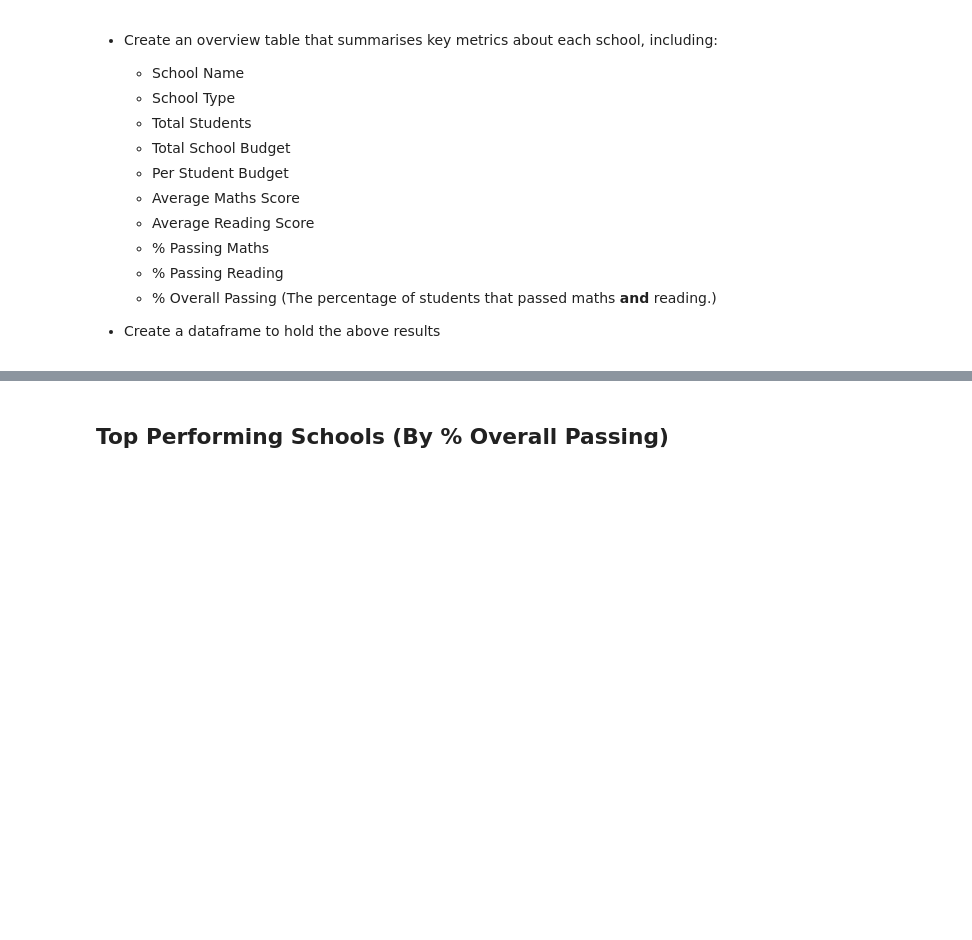
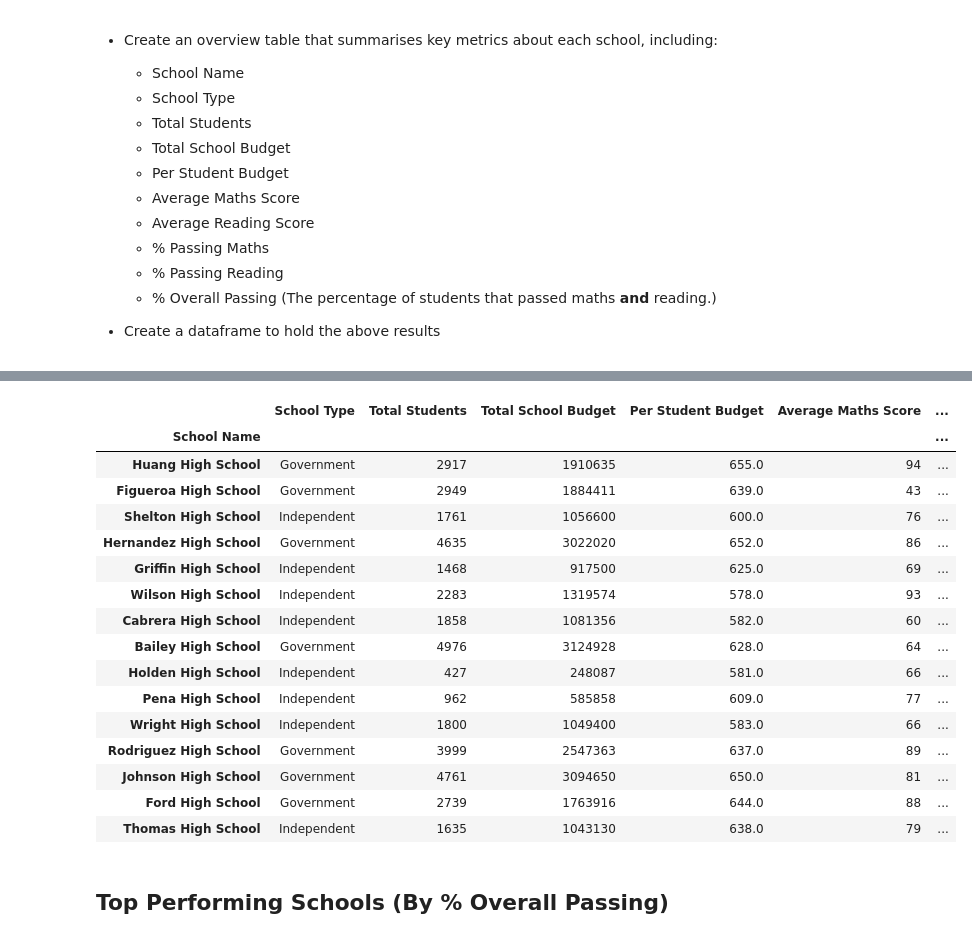
Before and after one commit to ljulbrich/pandas-challenge, a Jupyter notebook: PyCitySchools/PyCitySchools_starter.ipynb, the cells around one changed output, grey strips where cells are left out. Saved outputs shown, nothing was run; the diff lists cells and outputs as text; code cells hidden in the pictures; blank space fills up the shorter version.

```diff
--- a/PyCitySchools/PyCitySchools_starter.ipynb
+++ b/PyCitySchools/PyCitySchools_starter.ipynb
@@ -90,3 +82,58 @@ LGA_summary
+# %%
+
+school_summary_df = pd.DataFrame({"School Name" : [], "School Type" : [], "Total Students" : [], "Total School Budget" : [],
+                                  "Per Student Budget" : [], "Average Maths Score" : [],
+                                  "Average Reading Score" : [], "% Passing Maths" : [], "% Passing Reading" : [],
+                                  "% Overall Passing" : []})
+
+school_summary_df["School Name"] = school_data["school_name"]
+school_summary_df["School Type"] = school_data["type"]
+school_summary_df["Total Students"] = school_data["size"]
+school_summary_df["Total School Budget"] = school_data["budget"]
+school_summary_df["Per Student Budget"] = school_summary_df["Total School Budget"]/school_summary_df["Total Students"]
+school_summary_df["Average Maths Score"] = school_data_complete["maths_score"]
+school_summary_df["Average Reading Score"] = school_data_complete["reading_score"]
+
+# TODO fix percentages by using data from school_data_complete
+
+school_summary_df["% Passing Maths"] = (len(school_summary_df[school_summary_df["Average Maths Score"] > 50]) /
+                                        len(school_summary_df["Average Maths Score"])*100)
+
+school_summary_df["% Passing Maths"] = school_summary_df["% Passing Maths"].map("{:,.2f} %".format)
+
+school_summary_df["% Passing Reading"] = (len(school_summary_df[school_summary_df["Average Reading Score"] > 50]) /
+                                          len(school_summary_df["Average Reading Score"])*100)
+
+school_summary_df["% Passing Reading"] = school_summary_df["% Passing Reading"].map("{:,.2f} %".format)
+
+
+school_summary_df["% Overall Passing"] = ((len(school_summary_df[school_summary_df["Average Maths Score"] > 50]) +
+                                           len(school_summary_df[school_summary_df["Average Reading Score"] > 50])/
+                                           (len(school_summary_df["Average Maths Score"]) +
+                                            len(school_summary_df["Average Reading Score"])) * 100))
+
+school_summary_df["% Overall Passing"] = school_summary_df["% Overall Passing"].map("{:,.2f} %".format)
+
+school_summary_df = school_summary_df.set_index("School Name")
+school_summary_df
+# %% [output]
+|  | School Type | Total Students | Total School Budget | Per Student Budget | Average Maths Score | ... |
+| School Name |  |  |  |  |  | ... |
+| Huang High School | Government | 2917 | 1910635 | 655.0 | 94 | ... |
+| Figueroa High School | Government | 2949 | 1884411 | 639.0 | 43 | ... |
+| Shelton High School | Independent | 1761 | 1056600 | 600.0 | 76 | ... |
+| Hernandez High School | Government | 4635 | 3022020 | 652.0 | 86 | ... |
+| Griffin High School | Independent | 1468 | 917500 | 625.0 | 69 | ... |
+| Wilson High School | Independent | 2283 | 1319574 | 578.0 | 93 | ... |
+| Cabrera High School | Independent | 1858 | 1081356 | 582.0 | 60 | ... |
+| Bailey High School | Government | 4976 | 3124928 | 628.0 | 64 | ... |
+| Holden High School | Independent | 427 | 248087 | 581.0 | 66 | ... |
+| Pena High School | Independent | 962 | 585858 | 609.0 | 77 | ... |
+| Wright High School | Independent | 1800 | 1049400 | 583.0 | 66 | ... |
+| Rodriguez High School | Government | 3999 | 2547363 | 637.0 | 89 | ... |
+| Johnson High School | Government | 4761 | 3094650 | 650.0 | 81 | ... |
+| Ford High School | Government | 2739 | 1763916 | 644.0 | 88 | ... |
+| Thomas High School | Independent | 1635 | 1043130 | 638.0 | 79 | ... |
 # %% [markdown]
 ## Top Performing Schools (By % Overall Passing)
 # %% [markdown]
```
Also changed, not shown: parts of 3 cells of this notebook.
